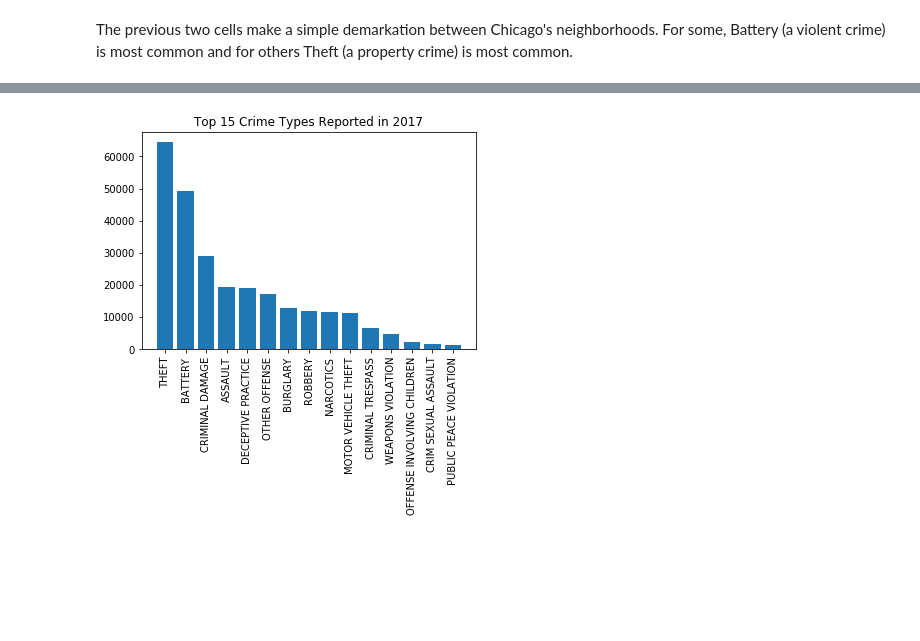
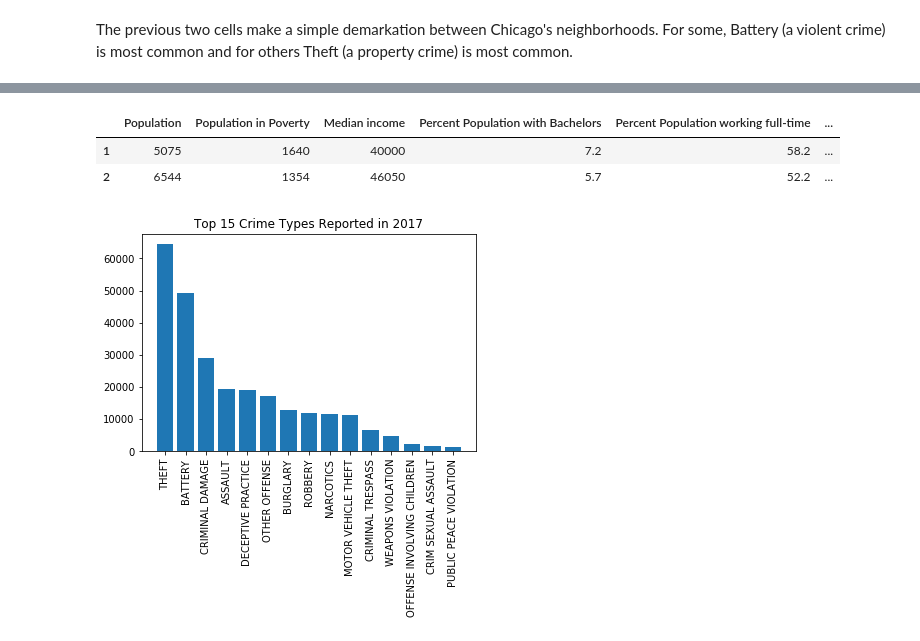
Before and after one commit to erhla/machine-learning, a Jupyter notebook: HW1.ipynb, the cells around one changed output, grey strips where cells are left out. Cells and saved outputs as stored; diff of their text form; code cells hidden in the pictures; blank space fills up the shorter version.

```diff
--- a/HW1.ipynb
+++ b/HW1.ipynb
@@ -75,3 +115,9 @@ copy = coded
+# %%
+census[census['tract'].isin(['660500', '661100'])]
+# %% [output]
+|  | Population | Population in Poverty | Median income | Percent Population with Bachelors | Percent Population working full-time | ... |
+| 1 | 5075 | 1640 | 40000 | 7.2 | 58.2 | ... |
+| 2 | 6544 | 1354 | 46050 | 5.7 | 52.2 | ... |
 # %%
 #Problem 3
 crime_17 = crime.loc['2017-01-01':'2017-12-31']
```
Also changed, not shown: parts of 2 cells of this notebook.
